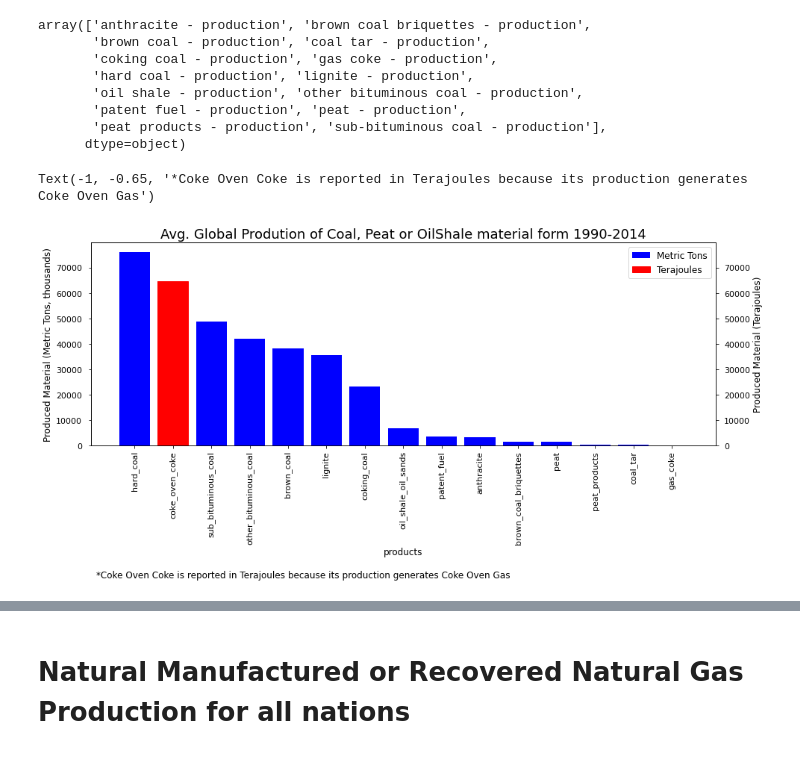
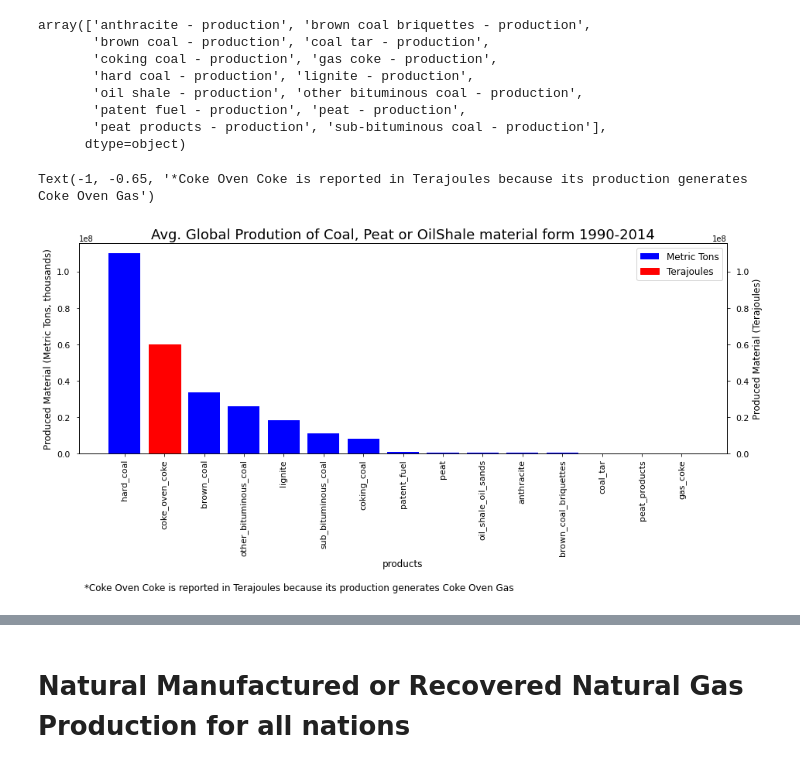
Before and after one commit to philipayazi/International-Energy-Statistics, a Jupyter notebook: International_Energy_Statistics.ipynb, the cells around one changed output, grey strips where cells are left out. Saved outputs shown, nothing was run; the diff lists cells and outputs as text; code cells hidden in the pictures.

```diff
--- a/International_Energy_Statistics.ipynb
+++ b/International_Energy_Statistics.ipynb
@@ -371,38 +358,38 @@ array(['anthracite - production', 'brown coal briquettes - production',
        'peat products - production', 'sub-bituminous coal - production'],
       dtype=object)
 # %%
-cpo_production = cpo_production.groupby(['product']).mean().round(2).drop(['year'], axis=1)
-cpo_production = cpo_production.reset_index()
-cpo_production = cpo_production.sort_values(by=['quantity'], ascending=False)
+total_cpo_production = cpo_production.groupby(['product']).sum().round(2).drop(['year'], axis=1)
+total_cpo_production = total_cpo_production.reset_index()
+total_cpo_production = total_cpo_production.sort_values(by=['quantity'], ascending=False)
 # %%
-products = cpo_production['product']
-quantity = cpo_production['quantity']
+products = total_cpo_production['product']
+quantity = total_cpo_production['quantity']
 
 fig, ax1 = plt.subplots(figsize=(15,5))
 
 ax1.bar(products, quantity)
 ax1.tick_params('x', labelrotation=90, labelsize=11)
 ax1.tick_params('y', pad=8, labelsize=11)
 ax1.set_xlabel('products', fontsize=12)
 ax1.set_ylabel('Produced Material (Metric Tons, thousands)', fontsize=12)
 ax1.set_title('Avg. Global Prodution of Coal, Peat or OilShale material form 1990-2014', fontsize=18)
 
 
 ax2=ax1.twinx() #instantiate a second axes that shares the same x-axis
 ax2.bar(products, quantity)
 ax2.set_ylabel('Produced Material (Terajoules)', fontsize=12)
 ax2.tick_params('y', pad=8, labelsize=11)
 
 barlist=plt.bar(products, quantity, color='blue')
 barlist[1].set_color('red')
 
 ax1.legend(handles=[barlist, barlist[1]], labels=['Metric Tons', 'Terajoules'], fontsize=12)
 
 
 trans = ax1.get_xaxis_transform()
 ax1.annotate('*Coke Oven Coke is reported in Terajoules because its production generates Coke Oven Gas', xy=(-1, -0.65), xycoords=trans, fontsize=12)
 # %% [output]
 Text(-1, -0.65, '*Coke Oven Coke is reported in Terajoules because its production generates Coke Oven Gas')
-[figure, old version]
+[figure, new version]
 # %%
 # lets look at the top 8 produced products over time
```
Also changed, not shown: parts of 6 cells of this notebook.
